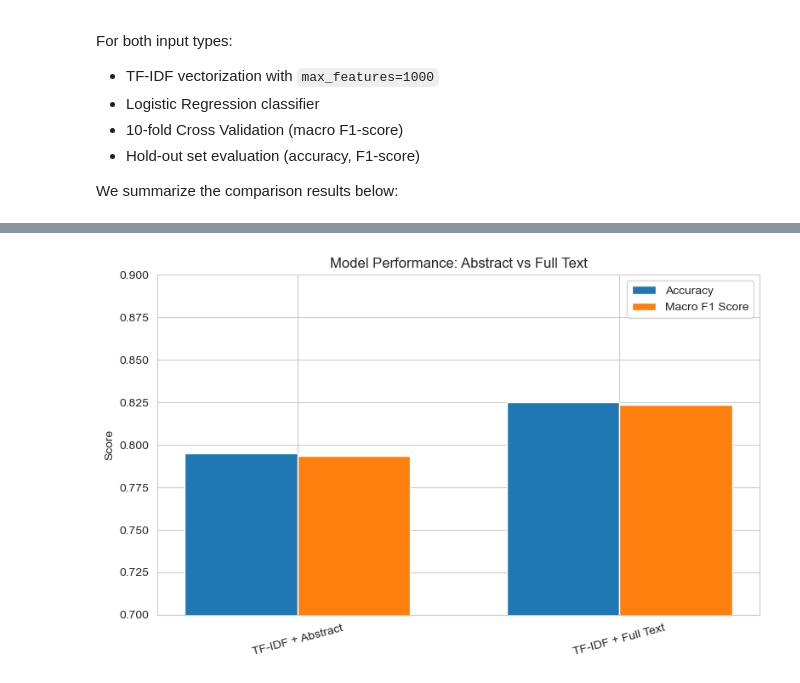
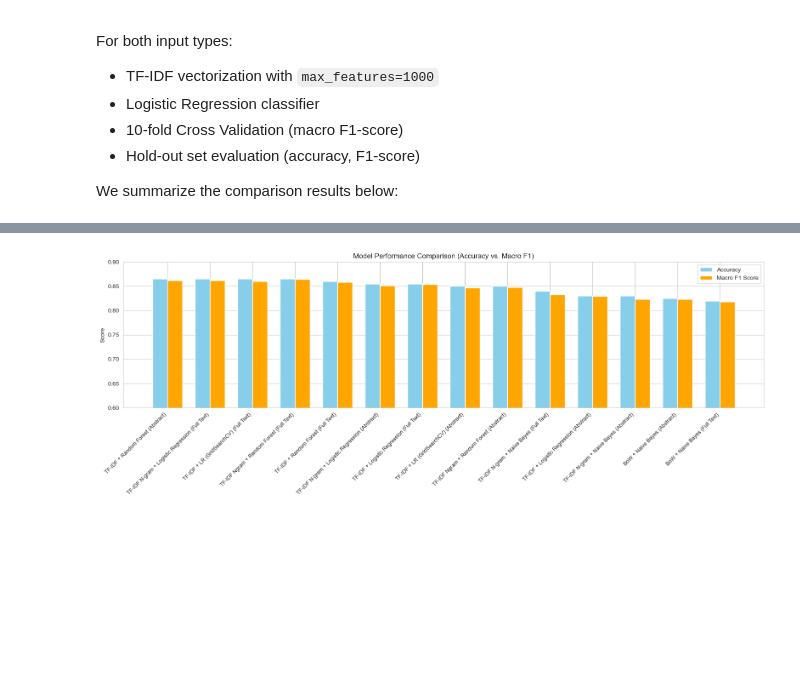
Before and after one commit to FreemanLiu0901/DataScience_Group9, a Jupyter notebook: NLP_COVID19_dual_input_comparison.ipynb, the cells around one changed output, grey strips where cells are left out. Cells and saved outputs as stored; diff of their text form; code cells hidden in the pictures; blank space fills up the shorter version.

Commit message:
Updated dual test sets model training comparison

```diff
--- a/NLP_COVID19_dual_input_comparison.ipynb
+++ b/NLP_COVID19_dual_input_comparison.ipynb
@@ -762,31 +722,39 @@ summary_df.reset_index().rename(columns={"index": "Input Type"})
 # %%
-# Accuracy vs Macro F1 comparison bar chart
 import matplotlib.pyplot as plt
+import numpy as np
 
-# Data from summary_df
-comparison_data = {
-    "Input Type": ["TF-IDF + Abstract", "TF-IDF + Full Text"],
-    "Accuracy": [0.795, 0.825],
-    "Macro F1": [0.793603, 0.823419]
-}
+# Create a new column that combines Model and Input Type for x-axis labeling
+summary_df["Label"] = summary_df["Model"] + " (" + summary_df["Input Type"] + ")"
 
-df_plot = pd.DataFrame(comparison_data)
+# Sort for better readability (optional)
+summary_df = summary_df.sort_values(by="accuracy", ascending=False)
+
+# Set up plot parameters
+x_labels = summary_df["Label"]
+x = np.arange(len(x_labels))  # Position for each group
+bar_width = 0.35
 
 # Plot
-fig, ax = plt.subplots(figsize=(8, 5))
-bar_width = 0.35
-x = range(len(df_plot))
+fig, ax = plt.subplots(figsize=(16, 6))
 
-ax.bar(x, df_plot["Accuracy"], width=bar_width, label="Accuracy")
-ax.bar([p + bar_width for p in x], df_plot["Macro F1"], width=bar_width, label="Macro F1 Score")
+# Accuracy bars
+bars1 = ax.bar(x - bar_width/2, summary_df["accuracy"], width=bar_width, label="Accuracy", color="skyblue")
 
-ax.set_xticks([p + bar_width/2 for p in x])
-ax.set_xticklabels(df_plot["Input Type"], rotation=15)
-ax.set_ylim(0.7, 0.9)
+# Macro F1 bars
+bars2 = ax.bar(x + bar_width/2, summary_df["macro_f1"], width=bar_width, label="Macro F1 Score", color="orange")
+
+# X-axis settings
+ax.set_xticks(x)
+ax.set_xticklabels(x_labels, rotation=45, ha="right", fontsize=9)
+
+# Y-axis and title
 ax.set_ylabel("Score")
-ax.set_title("Model Performance: Abstract vs Full Text")
+ax.set_ylim(0.6, 0.9)
+ax.set_title("Model Performance Comparison (Accuracy vs. Macro F1)")
 ax.legend()
+
+# Improve layout
 plt.tight_layout()
 plt.show()
 # %% [output]
-[figure, old version]
+[figure, new version]
```
Also changed, not shown: parts of 10 cells of this notebook, 11 other files.
